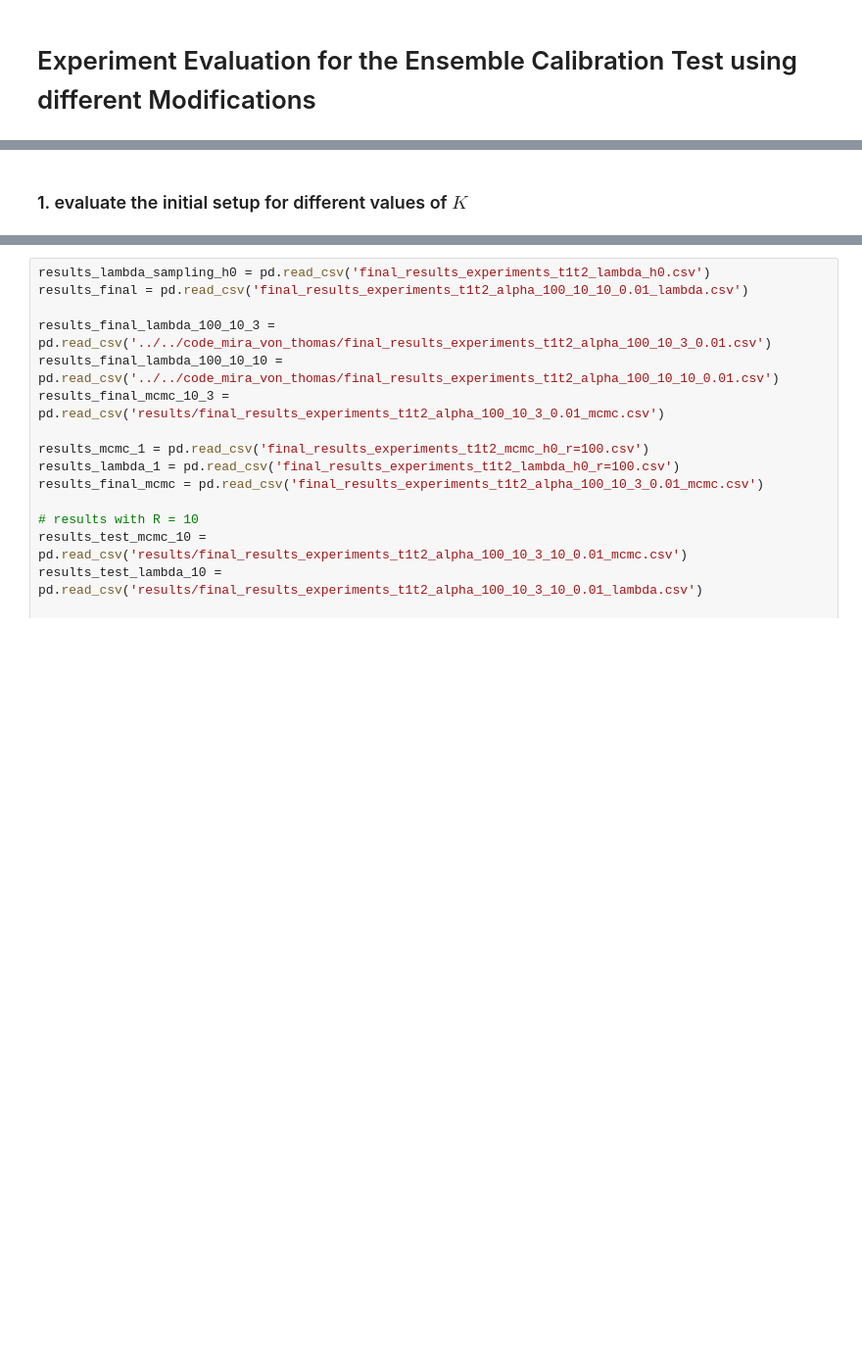
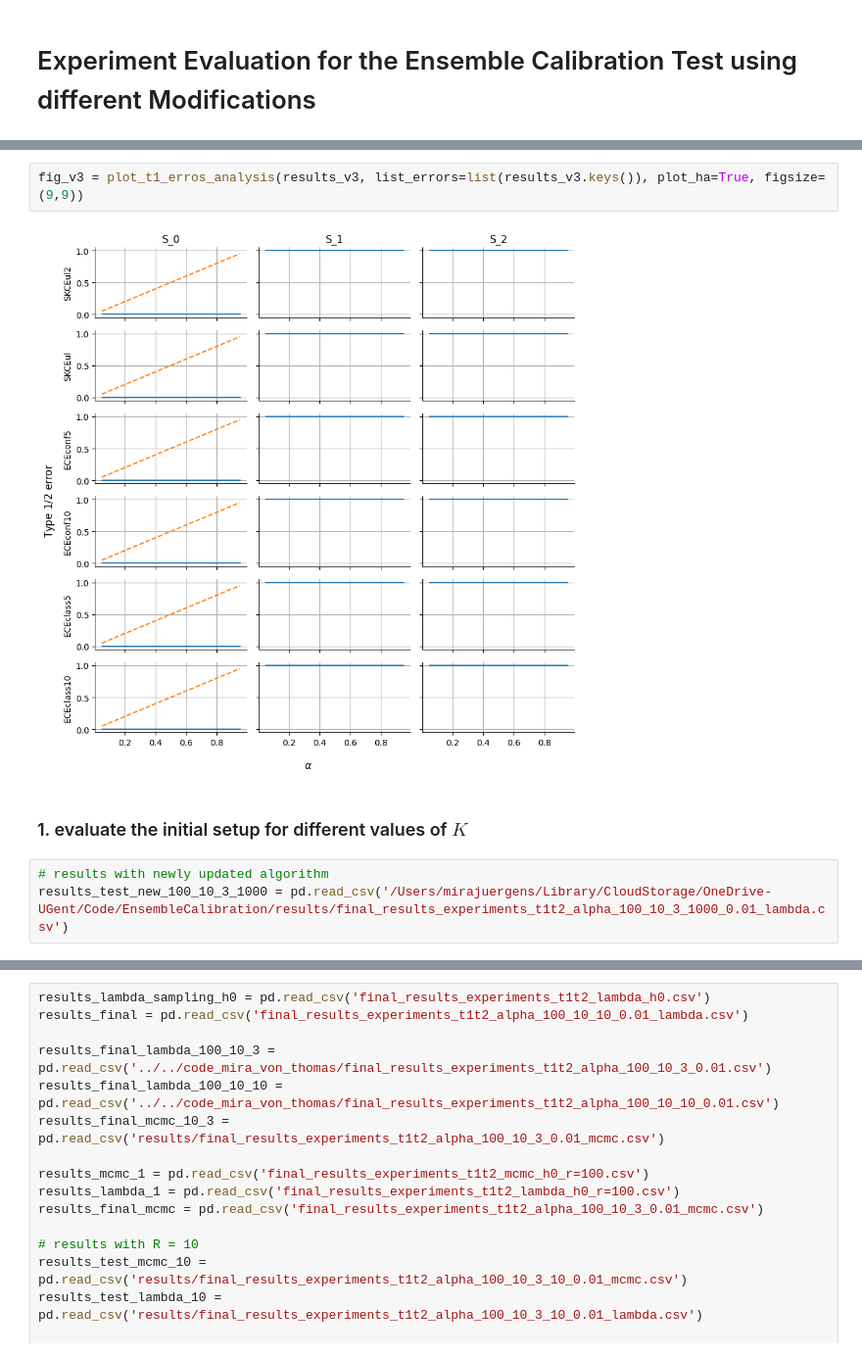
Before and after one commit to mkjuergens/EnsembleCalibration, a Jupyter notebook: notebooks/results_t1_t2.ipynb, the cells around one changed output, grey strips where cells are left out. Shown at 98% size. Saved outputs shown, nothing was run; the diff lists cells and outputs as text; blank space fills up the shorter version.

```diff
--- a/ensemblecalibration/calibration/results_t1_t2.ipynb
+++ b/notebooks/results_t1_t2.ipynb
@@ -12,2 +35,9 @@ from plot_functions import plot_t1_erros_analysis
+# %%
+fig_v3 = plot_t1_erros_analysis(results_v3, list_errors=list(results_v3.keys()), plot_ha=True, figsize=(9,9))
+# %% [output]
+[figure, added]
 # %% [markdown]
 ### 1. evaluate the initial setup for different values of $K$
+# %%
+# results with newly updated algorithm
+results_test_new_100_10_3_1000 = pd.read_csv('/Users/mirajuergens/Library/CloudStorage/OneDrive-UGent/Code/EnsembleCalibration/results/final_results_experiments_t1t2_alpha_100_10_3_1000_0.01_lambda.csv')
```
Also changed, not shown: parts of 5 cells of this notebook, 5 other files.
